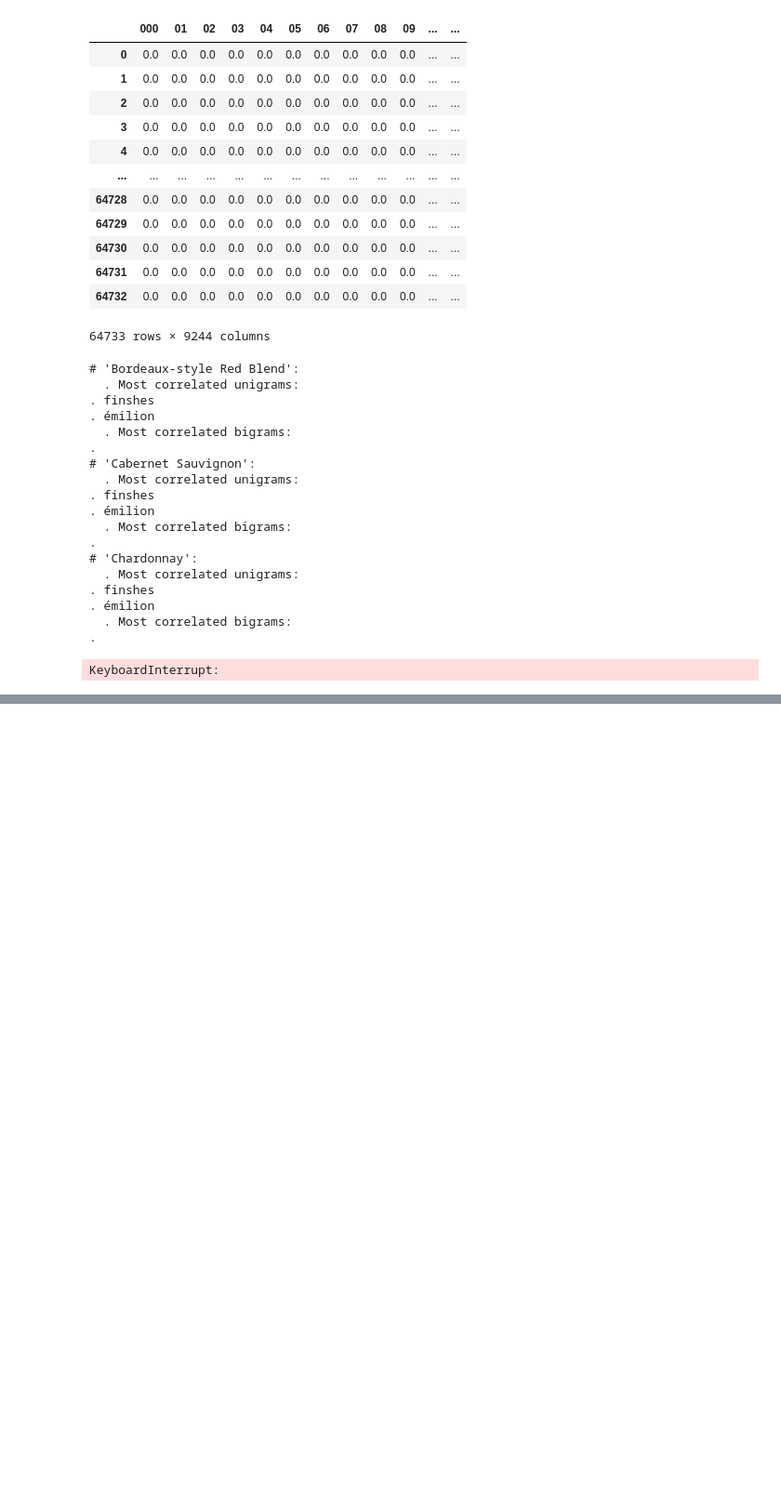
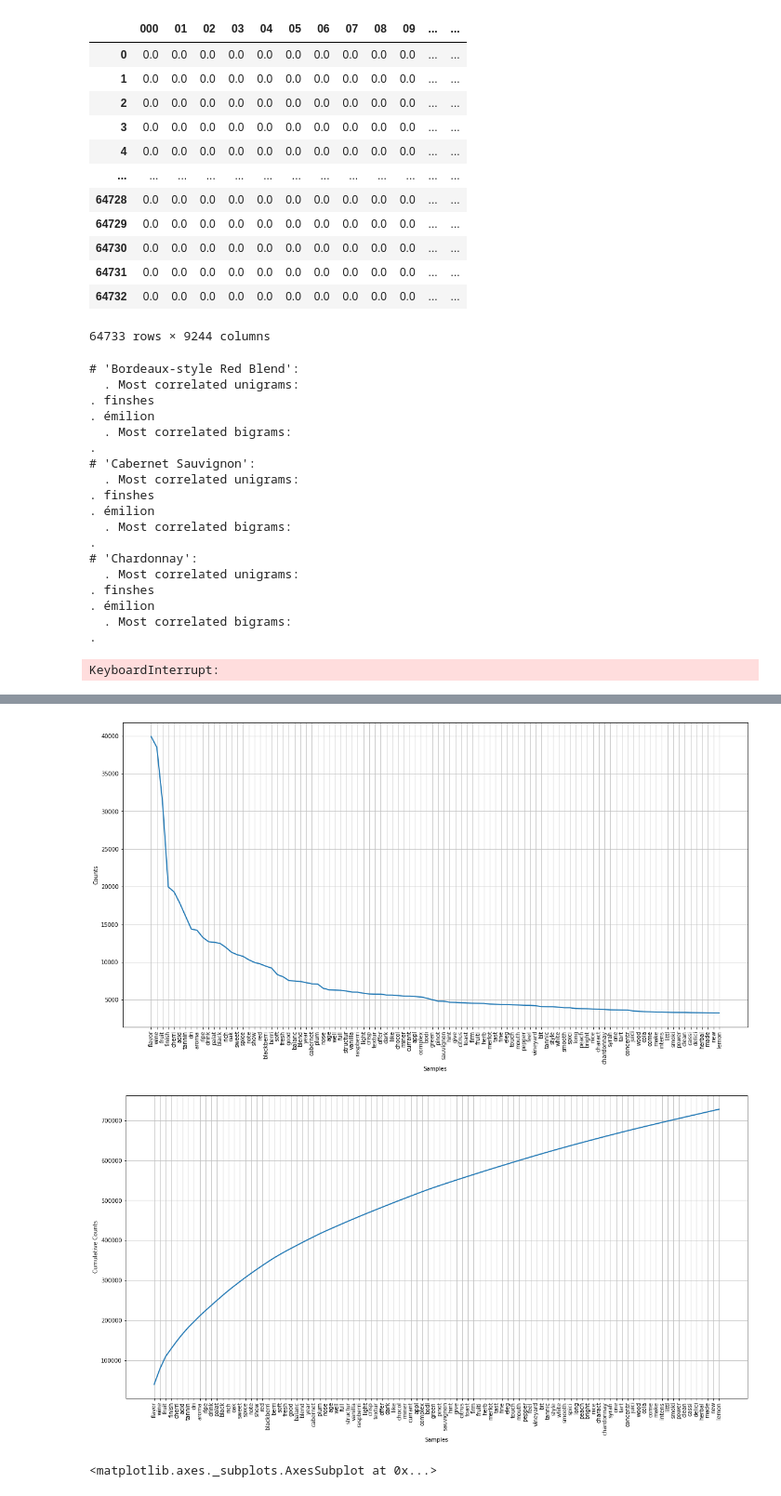
Before and after one commit to ADV-111/wine_review_multiclass_classification, a Jupyter notebook: notebooks/sandbox_notebook.ipynb, the cells around one changed output, grey strips where cells are left out. Shown at 93% size. Drawn from its saved outputs; the diff is of its cells as text; code cells hidden in the pictures; blank space fills up the shorter version.

```diff
--- a/notebooks/sandbox_notebook.ipynb
+++ b/notebooks/sandbox_notebook.ipynb
@@ -266,0 +492,8 @@ KeyboardInterrupt:
+# %%
+from nltk.corpus import stopwords
+import string
+
+def remove_stopwords(token_list):
+    STOPWORDS = stopwords.words('english') + list(string.punctuation) + ['--', '."', 'would', 'since', '!"', '?"', ',"', '...', '..', 'u', "'s", '....', "n't", "'m"]
+    content = [token for token in token_list if token not in STOPWORDS]
+    return content
@@ -266,0 +576,2 @@ KeyboardInterrupt:
+# %%
+data['cleaned_description'] = data['description'].apply(tokenize_text).apply(remove_stopwords).apply(stem_tokens)
@@ -266,0 +596,10 @@ KeyboardInterrupt:
+# %%
+# I want to try the FreqDist from nltk to show the most common words in our cleaned dataset
+
+from nltk.probability import FreqDist
+
+all_token_lists = []
+for token_list in data.cleaned_description:
+    all_token_lists.extend(token_list)
+# %%
+fdist_cleaned_description = FreqDist(all_token_lists)
@@ -266,0 +630,12 @@ KeyboardInterrupt:
+# %%
+# from matplotlib.pyplot import figure
+figure(figsize=(20,10))
+
+fdist_cleaned_description.plot(100, cumulative=False)
+
+figure(figsize=(20,10))
+fdist_cleaned_description.plot(100, cumulative=True)
+# %% [output]
+[figure, added]
+[figure, added]
+<matplotlib.axes._subplots.AxesSubplot at 0x...>
```
Also changed, not shown: parts of 32 cells of this notebook, 4 other files.
